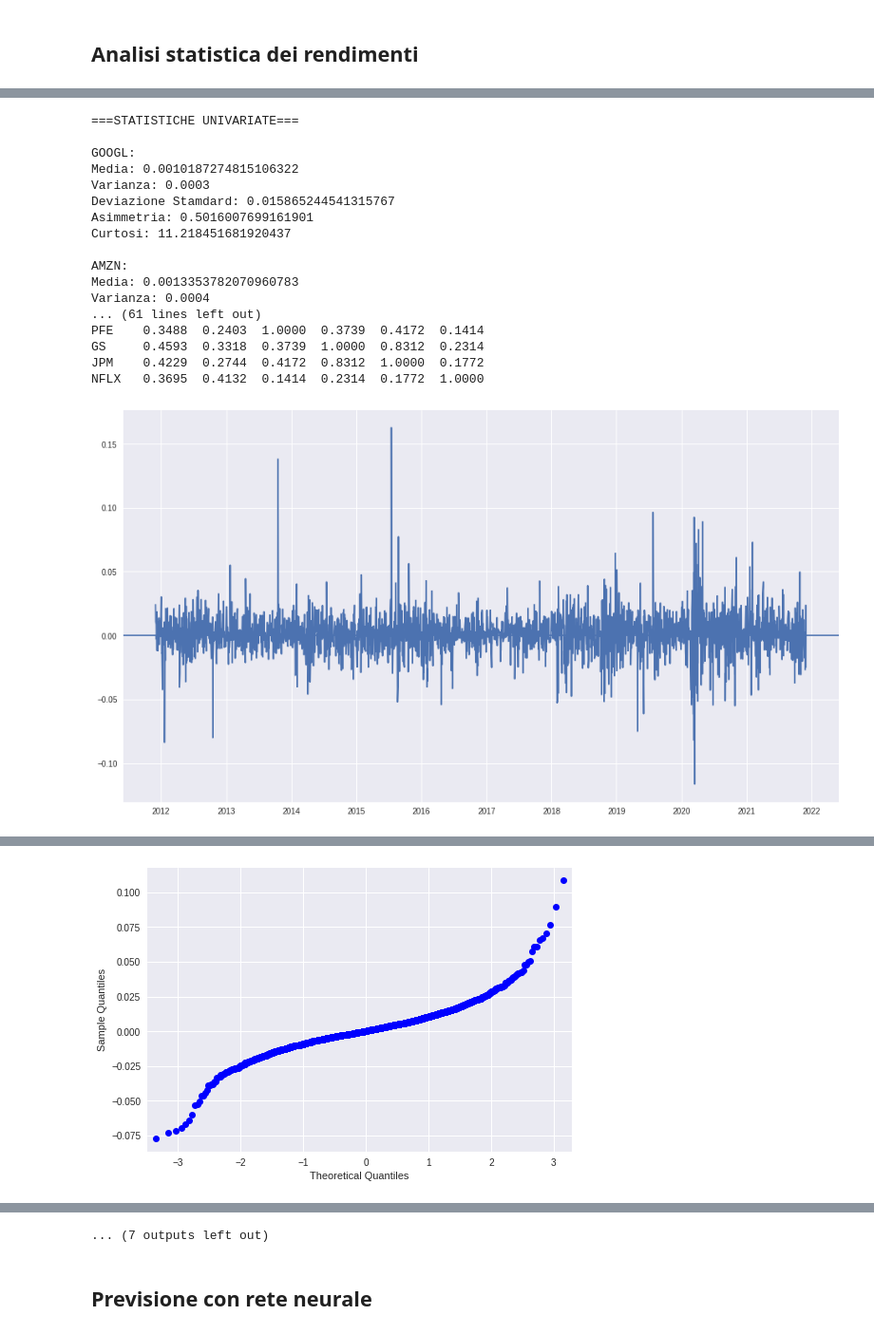
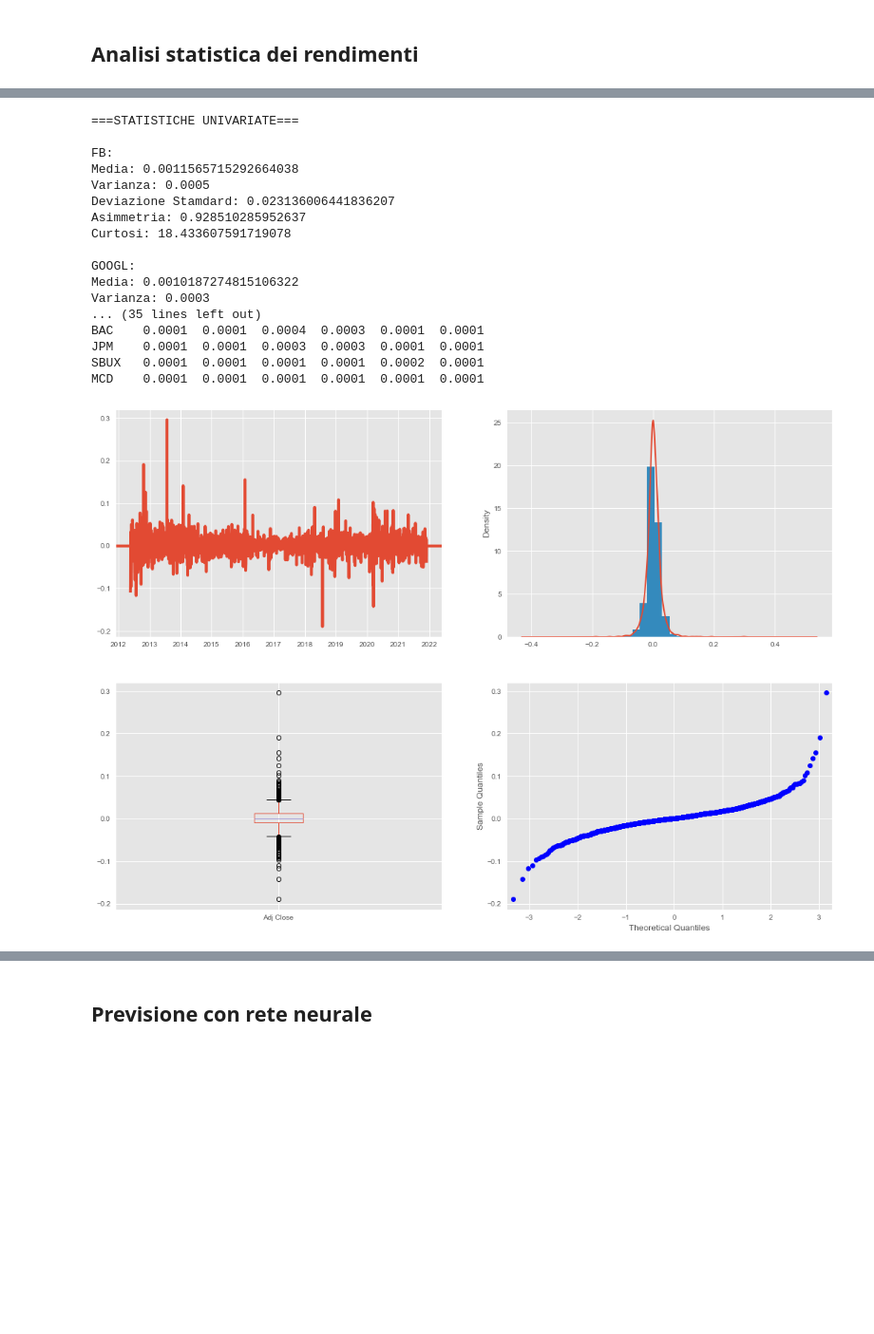
Before and after one commit to gabrielecanesi/Business-Intelligence, a Jupyter notebook: notebook.ipynb, the cells around one changed output, grey strips where cells are left out. Shown at 95% size. Saved outputs shown, nothing was run; the diff lists cells and outputs as text; code cells hidden in the pictures; blank space fills up the shorter version.

```diff
--- a/notebook.ipynb
+++ b/notebook.ipynb
@@ -7,7 +7,8 @@ import matplotlib.pyplot as plt
 import numpy as np
 import pandas as pd
 import pandas_datareader as web
-plt.style.use('seaborn')
+import seaborn as sns
+plt.style.use('ggplot')
 
 start_date = '2011-11-30'
 end_date = '2021-11-30'
@@ -55,59 +56,53 @@ Date
 # %%
-import numpy as np
 import statsmodels.api as sm
-from scipy.stats import norm
 
 returns = {}
 compounded_returns = {}
 
 for ticker in tickers:
+    fig, axes = plt.subplots(2, 2, figsize = (16, 12))
     returns[ticker] = datasets[ticker]['Adj Close'] / datasets[ticker]['Adj Close'].shift(1)
     compounded_returns[ticker] = returns[ticker].cumprod()
-    plt.figure(figsize=(16, 9))
     returns[ticker] = returns[ticker] - 1
-    plt.plot(returns[ticker])
-    plt.axhline(0)
-    #plt.plot(compounded_returns[ticker])
-    plt.figure(figsize=(16, 9))
-    plt.subplot(221)
-    plt.hist(returns[ticker], density=True)
-    returns[ticker].plot.density()
-    plt.subplot(223)
-    returns[ticker].to_frame().boxplot()
-    sm.qqplot(returns[ticker])
+    axes[0][0].plot(returns[ticker])
+    axes[0][0].axhline(0)
+    returns[ticker].plot.kde(ax = axes[0][1], alpha=1, linewidth=2)
+    axes[0][1].hist(returns[ticker], density=True, bins=20)
+    returns[ticker].to_frame().boxplot(ax = axes[1][0])
+    sm.qqplot(returns[ticker], ax=axes[1][1])
 
 returns = pd.DataFrame(returns)
 print('===STATISTICHE UNIVARIATE===\n')
 for ticker in tickers:
     print(ticker + ':')
     print('Media: ' + str(returns[ticker].mean()))
     std = returns[ticker].std()
     var = returns[ticker].var()
     print('Varianza: ' + str(np.round(std ** 2, 4)))
     print('Deviazione Stamdard: ' + str(std))
     print('Asimmetria: ' + str(returns[ticker].skew()))
     print('Curtosi: ' + str(returns[ticker].kurtosis()) + '\n')
 
-
-print(returns.describe())
 print(np.round(returns.cov(), 4))
-print(np.round(returns.corr(), 4))
+plt.figure(figsize=(10, 10))
+sns.heatmap(returns.corr(), annot = True, cmap='mako')
+plt.show()
 # %% [output]
 ===STATISTICHE UNIVARIATE===
+
+FB:
+Media: 0.0011565715292664038
+Varianza: 0.0005
+Deviazione Stamdard: 0.023136006441836207
+Asimmetria: 0.928510285952637
+Curtosi: 18.433607591719078
 
 GOOGL:
 Media: 0.0010187274815106322
 Varianza: 0.0003
-Deviazione Stamdard: 0.015865244541315767
-Asimmetria: 0.5016007699161901
-Curtosi: 11.218451681920437
-
-AMZN:
-Media: 0.0013353782070960783
-Varianza: 0.0004
-... (61 lines left out)
-PFE    0.3488  0.2403  1.0000  0.3739  0.4172  0.1414
-GS     0.4593  0.3318  0.3739  1.0000  0.8312  0.2314
-JPM    0.4229  0.2744  0.4172  0.8312  1.0000  0.1772
-NFLX   0.3695  0.4132  0.1414  0.2314  0.1772  1.0000
+... (35 lines left out)
+BAC    0.0001  0.0001  0.0004  0.0003  0.0001  0.0001
+JPM    0.0001  0.0001  0.0003  0.0003  0.0001  0.0001
+SBUX   0.0001  0.0001  0.0001  0.0001  0.0002  0.0001
+MCD    0.0001  0.0001  0.0001  0.0001  0.0001  0.0001
-[figure, old version]
+[figure, new version]
@@ -121 +114,0 @@ NFLX   0.3695  0.4132  0.1414  0.2314  0.1772  1.0000
-[figure, removed]
@@ -124,4 +115,3 @@ NFLX   0.3695  0.4132  0.1414  0.2314  0.1772  1.0000
-... (7 outputs left out)
 # %% [markdown]
 ## Previsione con rete neurale
 # %%
```
Also changed, not shown: parts of 15 cells of this notebook.
